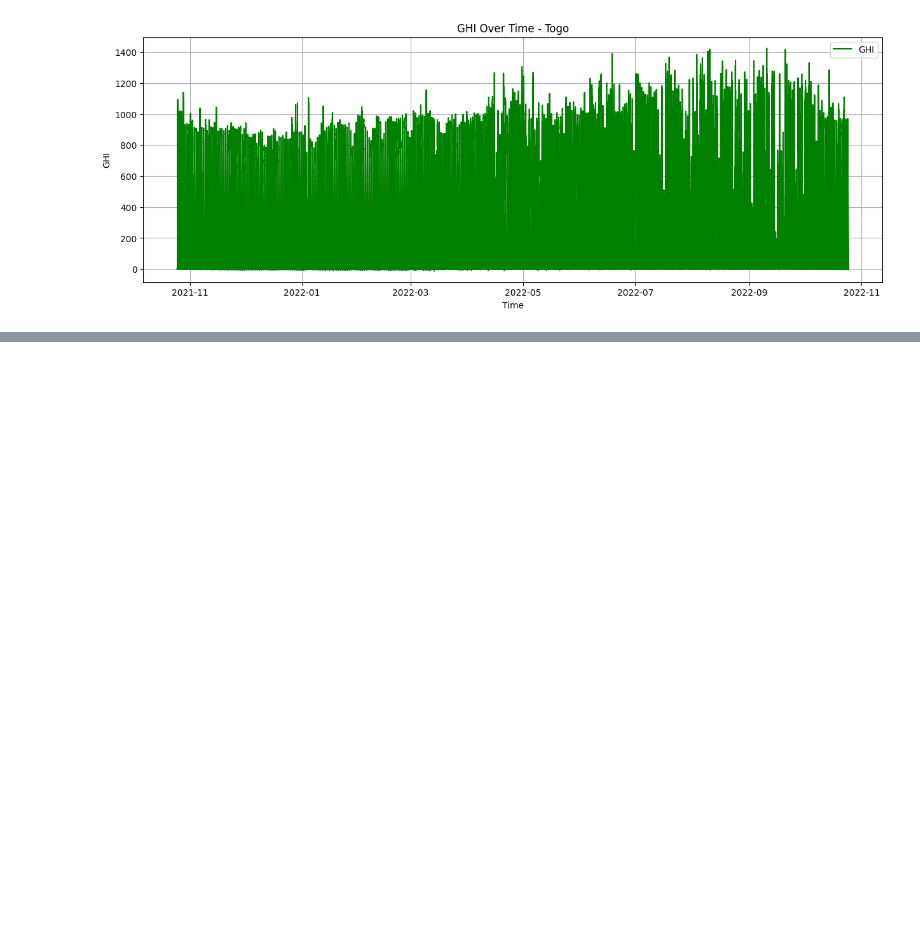
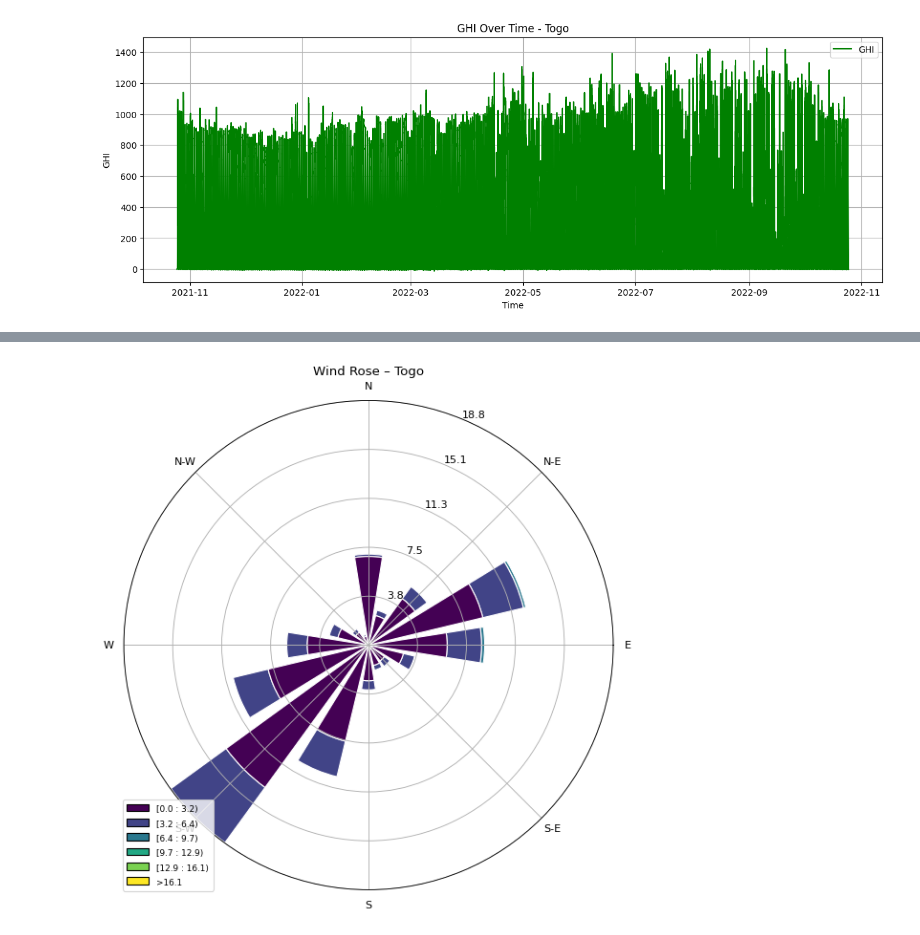
Before and after one commit to helina1abebe/solar-farm-discovery, a Jupyter notebook: notebooks/togo_eda.ipynb, the cells around one changed output, grey strips where cells are left out. Saved outputs shown, nothing was run; the diff lists cells and outputs as text; code cells hidden in the pictures; blank space fills up the shorter version.

```diff
--- a/notebooks/togo_eda.ipynb
+++ b/notebooks/togo_eda.ipynb
@@ -141,0 +333,15 @@ togo_df.shape
+# %%
+from windrose import WindroseAxes
+import matplotlib.pyplot as plt
+
+# Drop rows with missing WS or WD
+wind_data = togo_df[['WS', 'WD']].dropna()
+
+# Plot wind rose
+ax = WindroseAxes.from_ax()
+ax.bar(wind_data['WD'], wind_data['WS'], normed=True, opening=0.8, edgecolor='white')
+ax.set_title('Wind Rose – Togo')
+ax.set_legend()
+plt.show()
+# %% [output]
+[figure, added]
```
Also changed, not shown: parts of 27 cells of this notebook, 3 other files.
